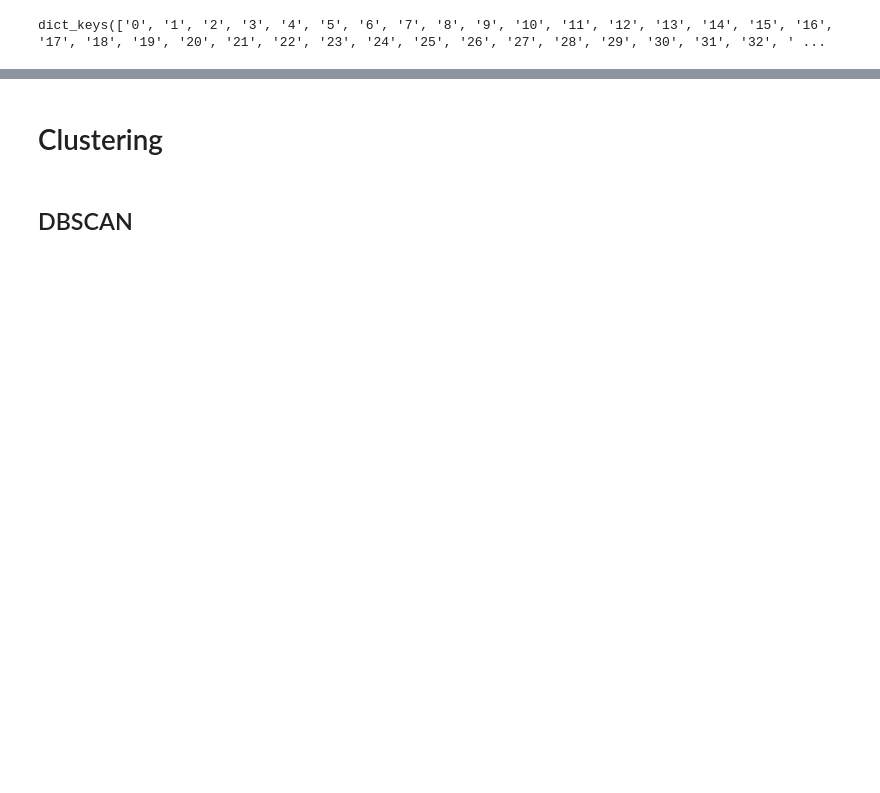
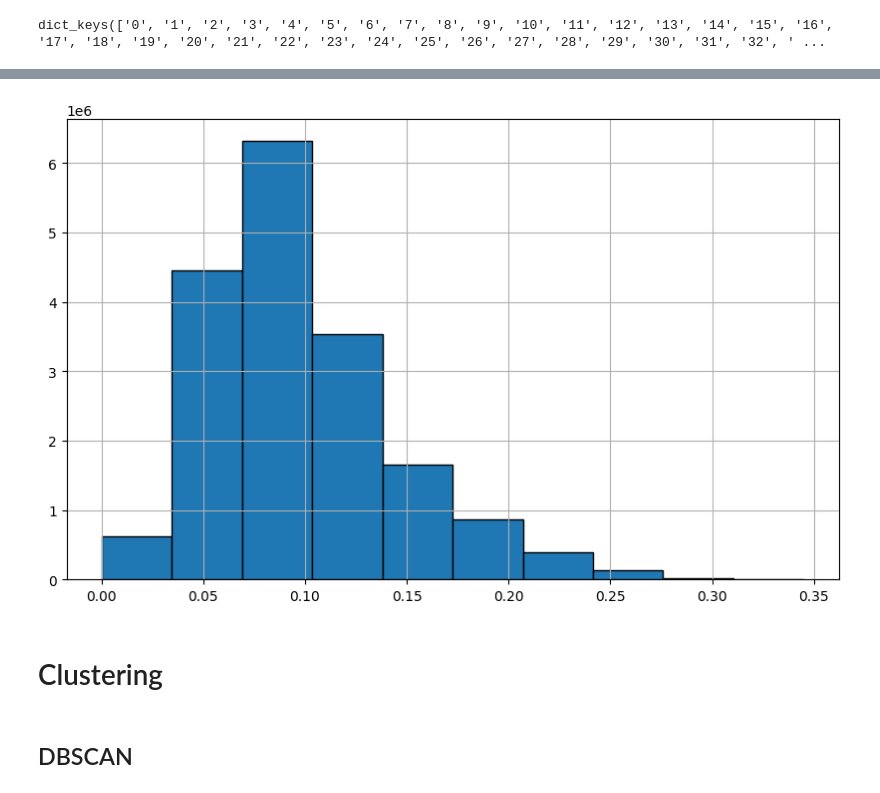
Before and after one commit to royzohar2/Soccer_DS, a Jupyter notebook: main.ipynb, the cells around one changed output, grey strips where cells are left out. Saved outputs shown, nothing was run; the diff lists cells and outputs as text; code cells hidden in the pictures; blank space fills up the shorter version.

```diff
--- a/main.ipynb
+++ b/main.ipynb
@@ -323,3 +273,16 @@ global_centroid_o3d
+# %%
+list_score = []
+for i in score_dict_dtw.keys():
+    for j in score_dict_dtw[i].keys():
+        if score_dict_dtw[i][j] != 0:
+            list_score.append(score_dict_dtw[i][j])
+# %%
+plt.figure(figsize=(10, 6))
+plt.hist(list_score, bins=10, edgecolor='black')
+plt.grid(True)
+plt.show()
+# %% [output]
+[figure, added]
 # %% [markdown]
 # Clustering
 # %% [markdown]
```
Also changed, not shown: parts of 52 cells of this notebook, 5 other files.
